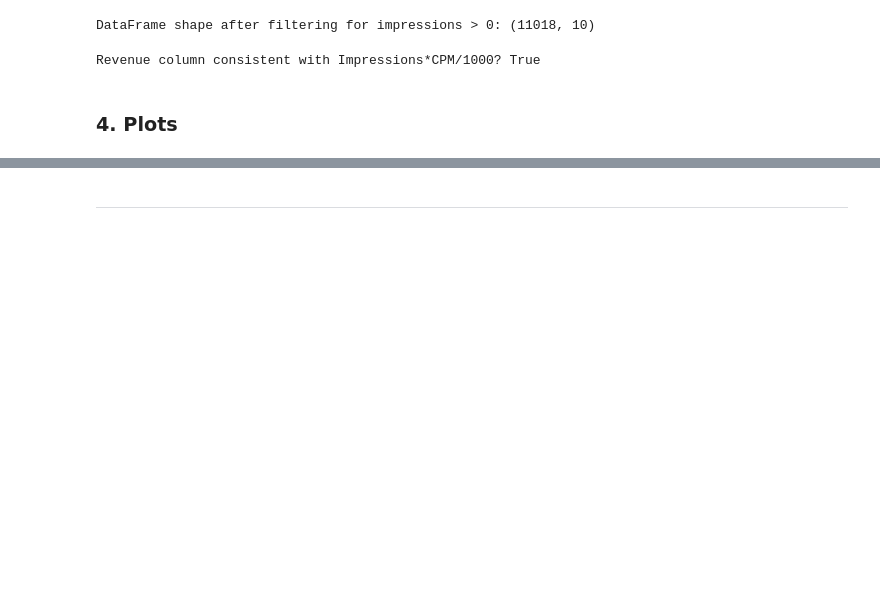
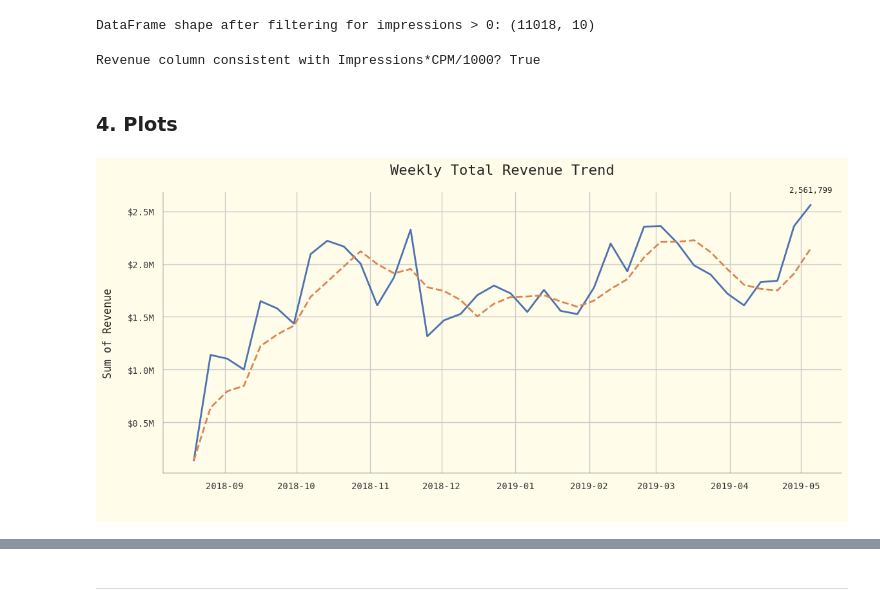
Before and after one commit to kovashikawa/LATAM-Monetization-Strat, a Jupyter notebook: eda.ipynb, the cells around one changed output, grey strips where cells are left out. Cells and saved outputs as stored; diff of their text form; code cells hidden in the pictures; blank space fills up the shorter version.

```diff
--- a/eda.ipynb
+++ b/eda.ipynb
@@ -251,8 +270,9 @@ def add_annotations(ax, fmt="{:,.0f}", is_bar=True, offset=0.01):
                  ax.text(x_data[-1], y_data[-1]*(1 + offset*2), label, ha='center', va='bottom', fontsize=9)
 # %%
 def plot_time_trends(data, date_col, value_col, agg_func='sum', freq='W',
-                     group_by=None, title=None, xlabel='Date', ylabel=None,
-                     use_annot=False, annot_fmt="{:,.0f}", show_moving_avg=False):
+                     group_by=None, title=None, xlabel=' ', ylabel=None,
+                     use_annot=False, annot_fmt="{:,.0f}", show_moving_avg=False,
+                     palette='Paired', **finalize_kwargs):
     """Plots aggregated time trends, optionally grouped by a category.
 
     Parameters:
@@ -273,17 +293,21 @@ def plot_time_trends(data, date_col, value_col, agg_func='sum', freq='W',
     if group_by:
         # Group by the categorical column and resample/aggregate
         agg_data = data_ts.groupby(group_by)[value_col].resample(freq).agg(agg_func).reset_index()
-        # Plot using seaborn lineplot with hue
+        # Plot using seaborn lineplot with hue and custom palette
         fig, ax = plt.subplots()
-        sns.lineplot(data=agg_data, x=date_col, y=value_col, hue=group_by, ax=ax)
-        ax.legend(title=group_by.replace('_', ' ').title(), bbox_to_anchor=(1.05, 1), loc='upper left')
+        sns.lineplot(data=agg_data, x=date_col, y=value_col, hue=group_by,
+                    ax=ax, palette=palette, linewidth=2.5)
+        ax.legend(title=group_by.replace('_', ' ').title(),
+                  bbox_to_anchor=(1.05, 1), loc='upper left',
+                  frameon=True, framealpha=0.8)
 
         # Add moving average for each group if requested
         if show_moving_avg:
             for group in agg_data[group_by].unique():
                 group_data = agg_data[agg_data[group_by] == group]
                 ma = group_data[value_col].rolling(window=4, min_periods=1).mean()
-                ax.plot(group_data[date_col], ma, '--', alpha=0.5, label=f'{group} (4W MA)')
+                ax.plot(group_data[date_col], ma, '--', alpha=0.5,
+                       label=f'{group} (4W MA)', linewidth=1.5)
     else:
         # Resample and aggregate directly
         agg_data = data_ts[value_col].resample(freq).agg(agg_func).reset_index()
@@ -291,13 +315,24 @@ def plot_time_trends(data, date_col, value_col, agg_func='sum', freq='W',
         fig, ax = plt.subplots()
         sns.lineplot(data=agg_data, x=date_col, y=value_col, ax=ax)
 
-        # Add moving average if requested
-        if show_moving_avg:
-            ma = agg_data[value_col].rolling(window=4, min_periods=1).mean()
-            ax.plot(agg_data[date_col], ma, '--', label='4-Week Moving Average')
-
     # Add annotations if requested (might be cluttered on dense time series)
     if use_annot and not group_by: # Annotation simpler for single lines for now
          add_annotations(ax, fmt=annot_fmt, is_bar=False, offset=0.02)
 
-    finalize_plot(ax, title=title, xlabel=xlabel, ylabel=ylabel)
+    # Add moving average if requested
+    if show_moving_avg:
+        ma = agg_data[value_col].rolling(window=4, min_periods=1).mean()
+        ax.plot(agg_data[date_col], ma, '--', label='4-Week Moving Average')
+
+    finalize_plot(
+        ax,
+        title=title, xlabel=xlabel, ylabel=ylabel,
+        **finalize_kwargs
+    )
+# %%
+
+plot_time_trends(df_perf, 'date', 'revenue',
+                 agg_func='sum', freq='W', title='Weekly Total Revenue Trend',
+                 use_annot=True, show_moving_avg=True, format_y_as_money_millions=True)
+# %% [output]
+[figure, added]
```
Also changed, not shown: parts of 58 cells of this notebook, 1 other file.
